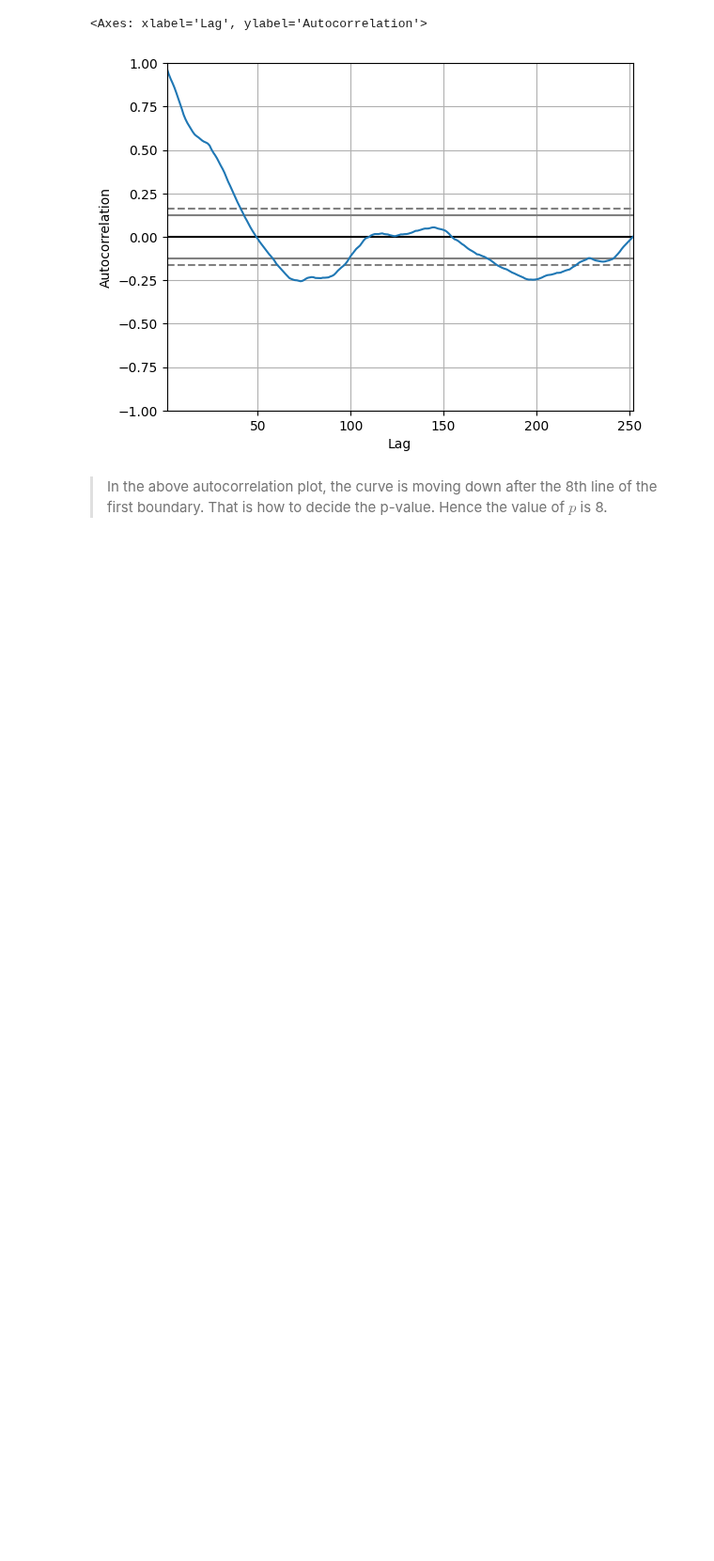
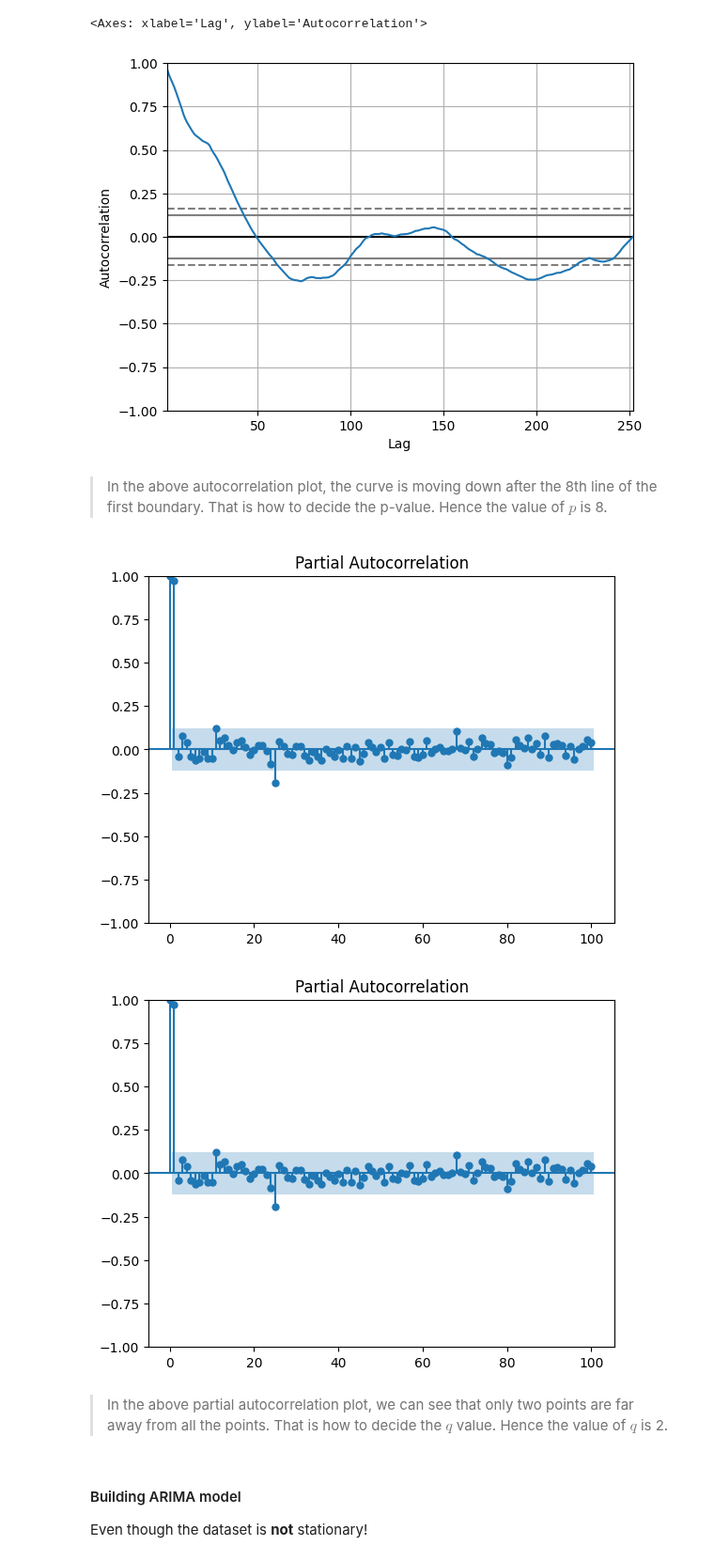
Before and after one commit to Darknight47/Time-Series-Analyasis, a Jupyter notebook: stock_price_arima.ipynb, the cells around one changed output. Shown at 94% size. Saved outputs shown, nothing was run; the diff lists cells and outputs as text; code cells hidden in the pictures; blank space fills up the shorter version.

Commit message:
arima model

```diff
--- a/stock_price_arima.ipynb
+++ b/stock_price_arima.ipynb
@@ -108,3 +108,15 @@ pd.plotting.autocorrelation_plot(dataset["Close"])
 [figure]
 # %% [markdown]
 > In the above autocorrelation plot, the curve is moving down after the 8th line of the first boundary. That is how to decide the p-value. Hence the value of $p$ is 8.
+# %%
+# For finding the value of 'q'
+from statsmodels.graphics.tsaplots import plot_pacf
+plot_pacf(dataset["Close"], lags = 100)
+# %% [output]
+[figure, added]
+[figure, added]
+# %% [markdown]
+> In the above partial autocorrelation plot, we can see that only two points are far away from all the points. That is how to decide the $q$ value. Hence the value of $q$ is 2.
+# %% [markdown]
+#### Building ARIMA model
+Even though the dataset is **not** stationary!
```
Also changed, not shown: parts of 3 cells of this notebook.
